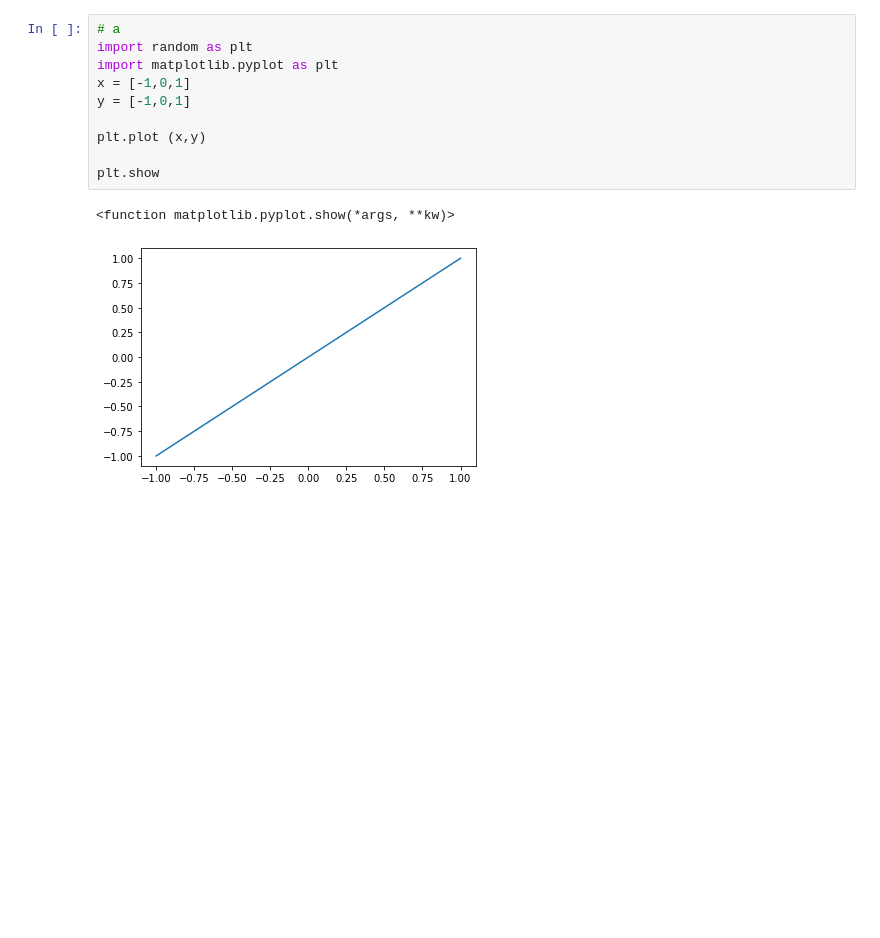
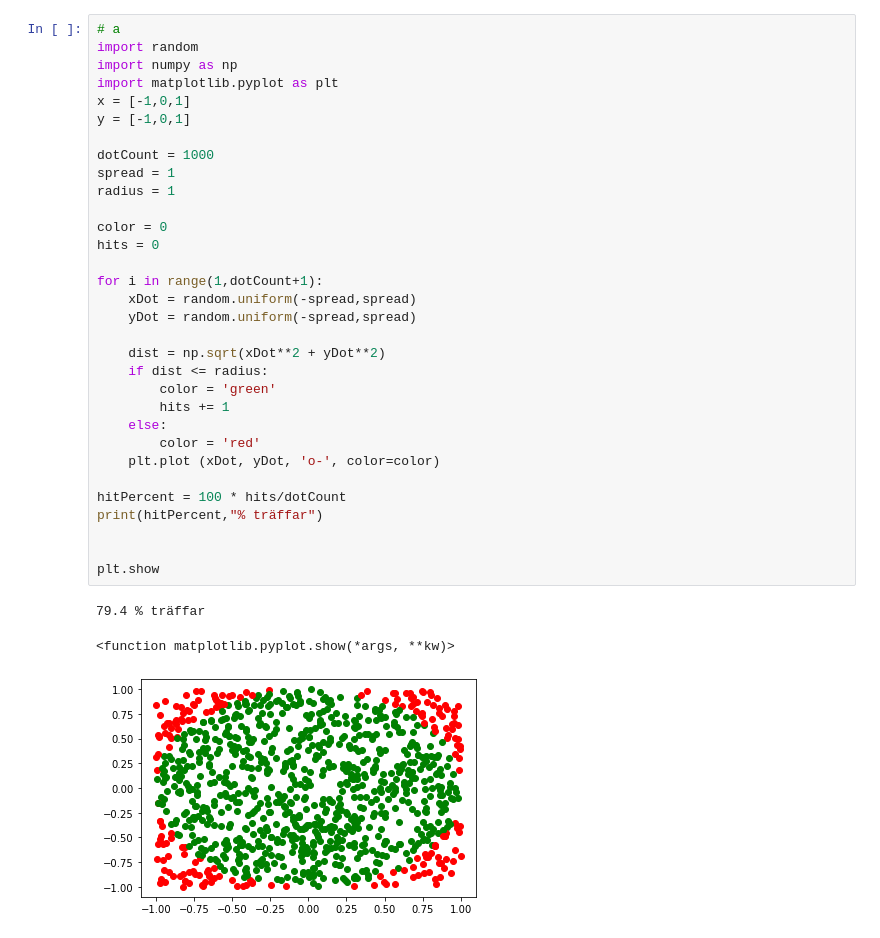
Before and after one commit to viggoKloberg/Viggo_Kloberg_TE19C, a Jupyter notebook: prog 1/Laborationer/lab 1 uppgift 1 (a,b,c).ipynb, the cells around one changed output. Cells and saved outputs as stored; diff of their text form; blank space fills up the shorter version.

```diff
--- a/prog 1/Laborationer/lab 1 uppgift 1 (a,b,c).ipynb
+++ b/prog 1/Laborationer/lab 1 uppgift 1 (a,b,c).ipynb
@@ -1,13 +1,36 @@
-# %%
-# a
-import random as plt
-import matplotlib.pyplot as plt
-x = [-1,0,1]
-y = [-1,0,1]
-
-plt.plot (x,y)
-
-plt.show
-# %% [output]
-<function matplotlib.pyplot.show(*args, **kw)>
-[figure, removed]
+# %%
+# a
+import random
+import numpy as np
+import matplotlib.pyplot as plt
+x = [-1,0,1]
+y = [-1,0,1]
+
+dotCount = 1000
+spread = 1
+radius = 1
+
+color = 0
+hits = 0
+
+for i in range(1,dotCount+1):
+    xDot = random.uniform(-spread,spread)
+    yDot = random.uniform(-spread,spread)
+
+    dist = np.sqrt(xDot**2 + yDot**2)
+    if dist <= radius:
+        color = 'green'
+        hits += 1
+    else:
+        color = 'red'
+    plt.plot (xDot, yDot, 'o-', color=color)
+
+hitPercent = 100 * hits/dotCount
+print(hitPercent,"% träffar")
+
+
+plt.show
+# %% [output]
+79.4 % träffar
+<function matplotlib.pyplot.show(*args, **kw)>
+[figure, added]
```
Also changed, not shown: 2 other files.
